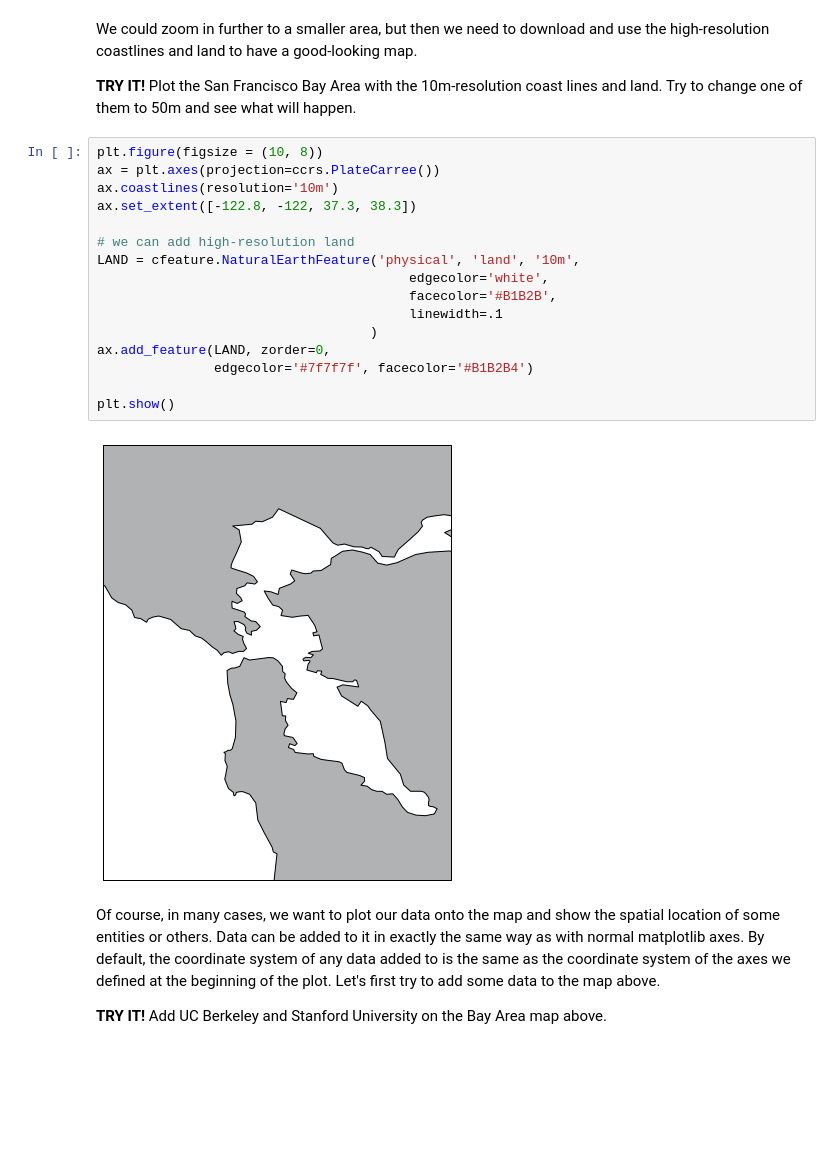
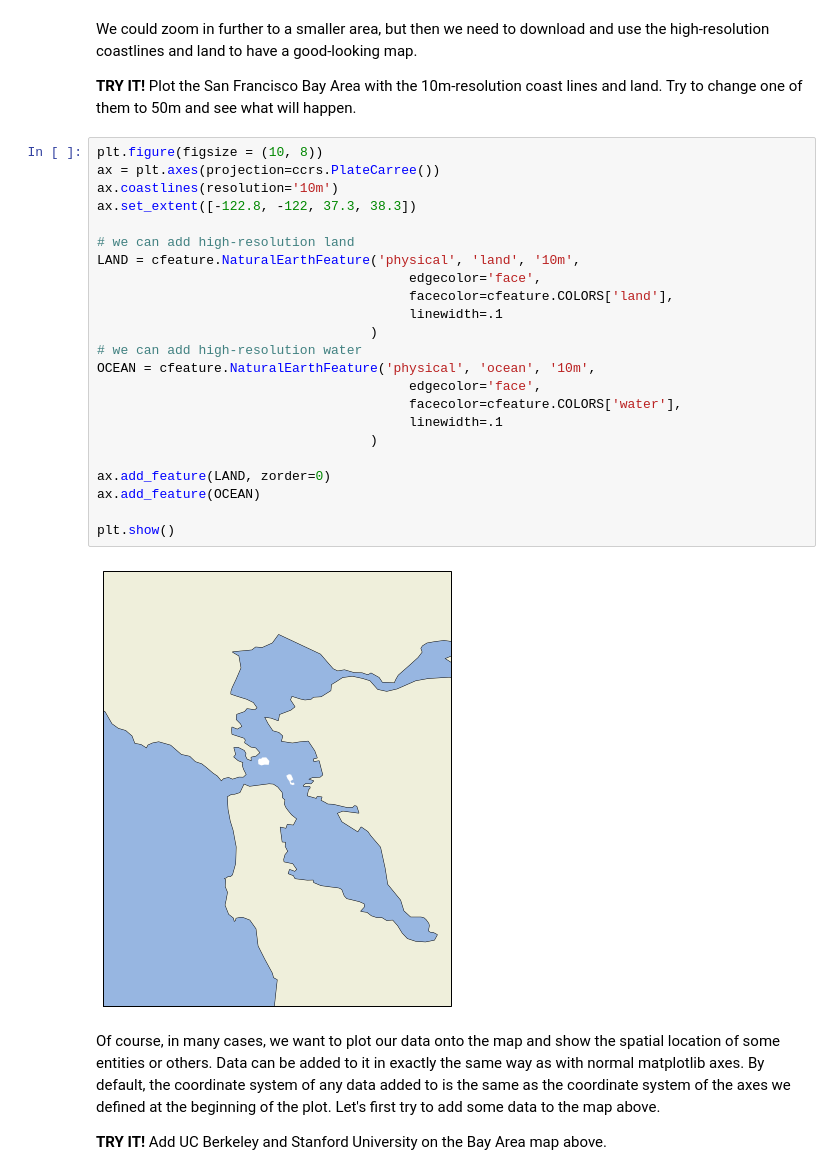
Before and after one commit to qingkaikong/E7-Textbook, a Jupyter notebook: notebooks/chapter12.03-Working-with-Maps.ipynb, the cells around one changed output. Cells and saved outputs as stored; diff of their text form; blank space fills up the shorter version.

Commit message:
update map color

```diff
--- a/notebooks/chapter12.03-Working-with-Maps.ipynb
+++ b/notebooks/chapter12.03-Working-with-Maps.ipynb
@@ -85,21 +85,28 @@ We could zoom in further to a smaller area, but then we need to download and use
 # %%
 plt.figure(figsize = (10, 8))
 ax = plt.axes(projection=ccrs.PlateCarree())
 ax.coastlines(resolution='10m')
 ax.set_extent([-122.8, -122, 37.3, 38.3])
 
 # we can add high-resolution land
 LAND = cfeature.NaturalEarthFeature('physical', 'land', '10m',
-                                        edgecolor='white',
-                                        facecolor='#B1B2B',
+                                        edgecolor='face',
+                                        facecolor=cfeature.COLORS['land'],
                                         linewidth=.1
                                    )
-ax.add_feature(LAND, zorder=0,
-               edgecolor='#7f7f7f', facecolor='#B1B2B4')
+# we can add high-resolution water
+OCEAN = cfeature.NaturalEarthFeature('physical', 'ocean', '10m',
+                                        edgecolor='face',
+                                        facecolor=cfeature.COLORS['water'],
+                                        linewidth=.1
+                                   )
+
+ax.add_feature(LAND, zorder=0)
+ax.add_feature(OCEAN)
 
 plt.show()
 # %% [output]
-[figure, old version]
+[figure, new version]
 # %% [markdown]
 Of course, in many cases, we want to plot our data onto the map and show the spatial location of some entities or others. Data can be added to it in exactly the same way as with normal matplotlib axes. By default, the coordinate system of any data added to is the same as the coordinate system of the axes we defined at the beginning of the plot. Let's first try to add some data to the map above.
 
```
Also changed, not shown: parts of 1 cell of this notebook, 6 other files.
